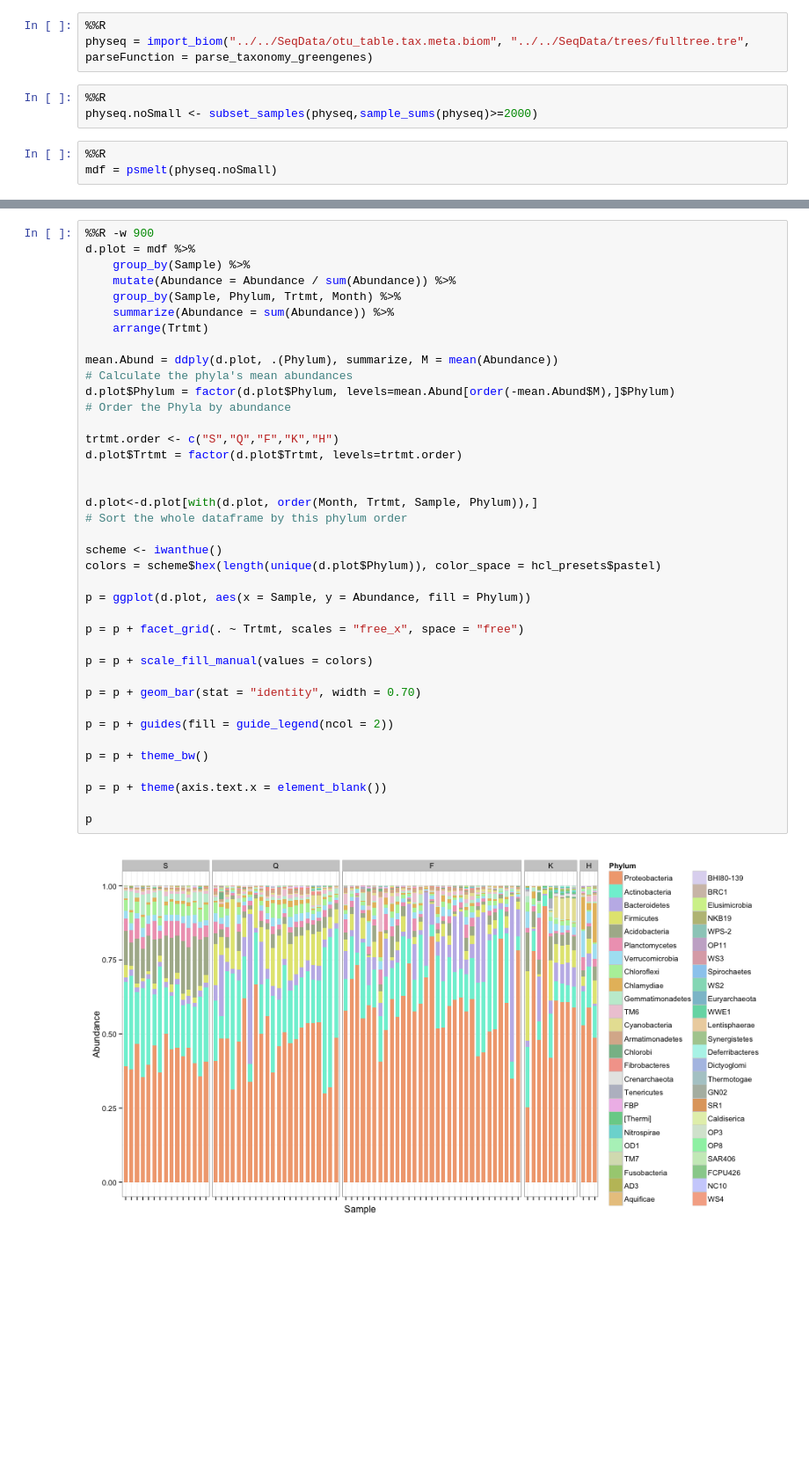
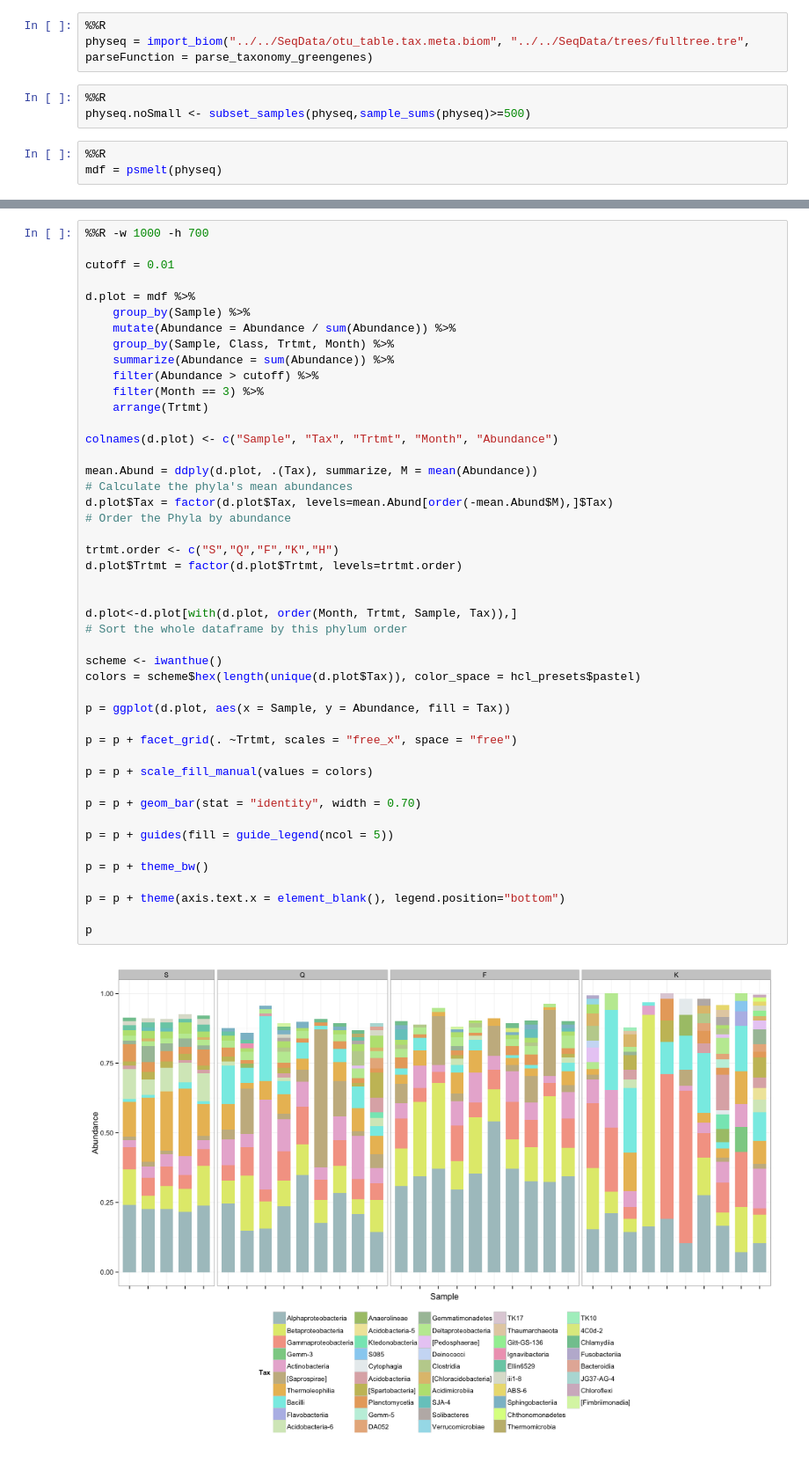
Before and after one commit to TheaWhitman/Mineral16S, a Jupyter notebook: manuscript_figures/Stacked_Bar.ipynb, the cells around one changed output, grey strips where cells are left out. Shown at 88% size. Saved outputs shown, nothing was run; the diff lists cells and outputs as text; blank space fills up the shorter version.

```diff
--- a/manuscript_figures/Stacked_Bar.ipynb
+++ b/manuscript_figures/Stacked_Bar.ipynb
@@ -14,7 +27,7 @@ ERROR: Cell magic `%%R` not found.
 physeq = import_biom("../../SeqData/otu_table.tax.meta.biom", "../../SeqData/trees/fulltree.tre", parseFunction = parse_taxonomy_greengenes)
 # %%
 %%R
-physeq.noSmall <- subset_samples(physeq,sample_sums(physeq)>=2000)
+physeq.noSmall <- subset_samples(physeq,sample_sums(physeq)>=500)
 # %%
 %%R
-mdf = psmelt(physeq.noSmall)
+mdf = psmelt(physeq)
@@ -21,41 +82,48 @@ mdf = psmelt(physeq.noSmall)
 # %%
-%%R -w 900
+%%R -w 1000 -h 700
+
+cutoff = 0.01
+
 d.plot = mdf %>%
     group_by(Sample) %>%
     mutate(Abundance = Abundance / sum(Abundance)) %>%
-    group_by(Sample, Phylum, Trtmt, Month) %>%
+    group_by(Sample, Class, Trtmt, Month) %>%
     summarize(Abundance = sum(Abundance)) %>%
+    filter(Abundance > cutoff) %>%
+    filter(Month == 3) %>%
     arrange(Trtmt)
 
-mean.Abund = ddply(d.plot, .(Phylum), summarize, M = mean(Abundance))
+colnames(d.plot) <- c("Sample", "Tax", "Trtmt", "Month", "Abundance")
+
+mean.Abund = ddply(d.plot, .(Tax), summarize, M = mean(Abundance))
 # Calculate the phyla's mean abundances
-d.plot$Phylum = factor(d.plot$Phylum, levels=mean.Abund[order(-mean.Abund$M),]$Phylum)
+d.plot$Tax = factor(d.plot$Tax, levels=mean.Abund[order(-mean.Abund$M),]$Tax)
 # Order the Phyla by abundance
 
 trtmt.order <- c("S","Q","F","K","H")
 d.plot$Trtmt = factor(d.plot$Trtmt, levels=trtmt.order)
 
 
-d.plot<-d.plot[with(d.plot, order(Month, Trtmt, Sample, Phylum)),]
+d.plot<-d.plot[with(d.plot, order(Month, Trtmt, Sample, Tax)),]
 # Sort the whole dataframe by this phylum order
 
 scheme <- iwanthue()
-colors = scheme$hex(length(unique(d.plot$Phylum)), color_space = hcl_presets$pastel)
+colors = scheme$hex(length(unique(d.plot$Tax)), color_space = hcl_presets$pastel)
 
-p = ggplot(d.plot, aes(x = Sample, y = Abundance, fill = Phylum))
+p = ggplot(d.plot, aes(x = Sample, y = Abundance, fill = Tax))
 
-p = p + facet_grid(. ~ Trtmt, scales = "free_x", space = "free")
+p = p + facet_grid(. ~Trtmt, scales = "free_x", space = "free")
 
 p = p + scale_fill_manual(values = colors)
 
 p = p + geom_bar(stat = "identity", width = 0.70)
 
-p = p + guides(fill = guide_legend(ncol = 2))
+p = p + guides(fill = guide_legend(ncol = 5))
 
 p = p + theme_bw()
 
-p = p + theme(axis.text.x = element_blank())
+p = p + theme(axis.text.x = element_blank(), legend.position="bottom")
 
 p
 # %% [output]
-[figure, old version]
+[figure, new version]
```
Also changed, not shown: parts of 2 cells of this notebook, 4 other files.
